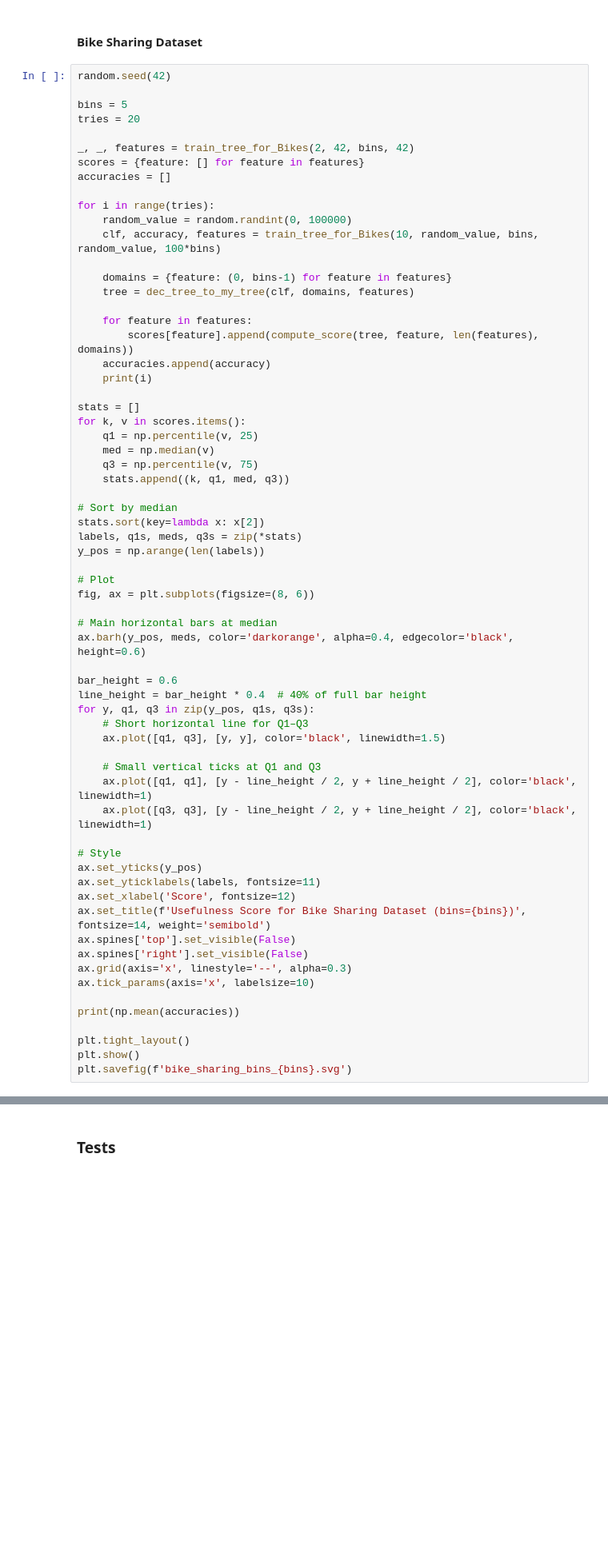
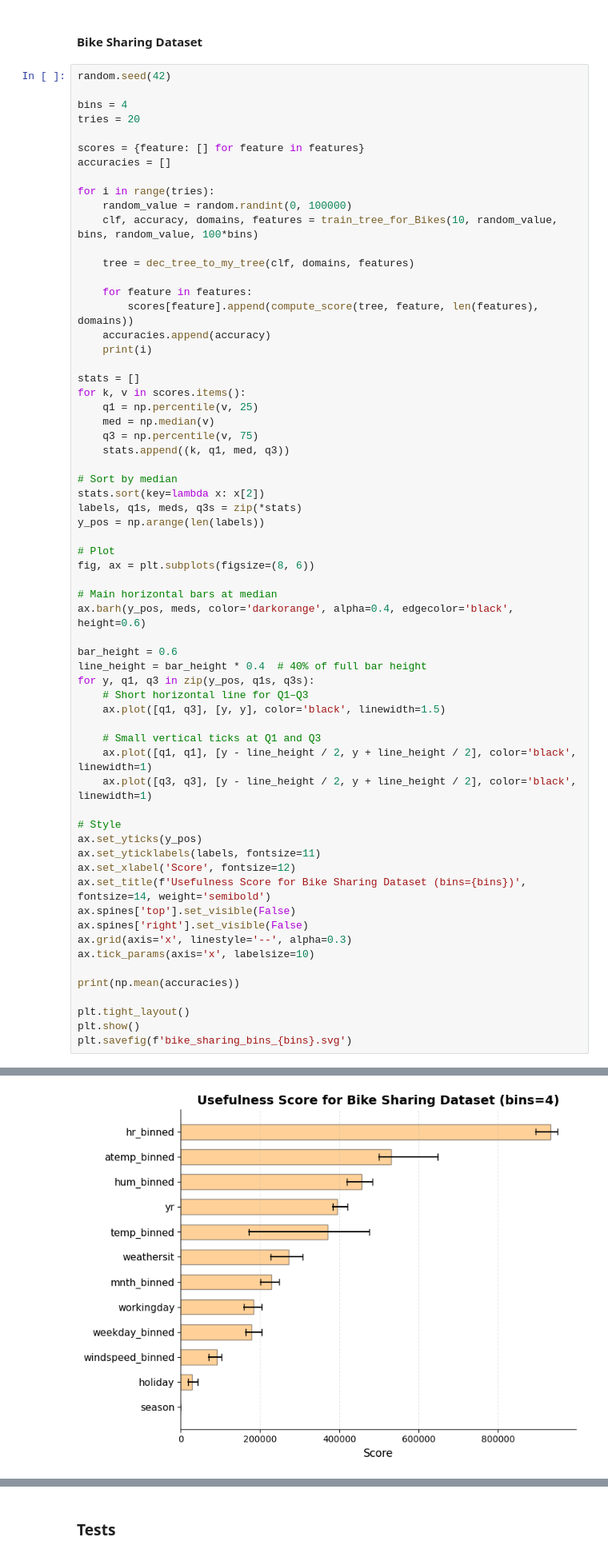
Before and after one commit to Andial66/FeatureUsefulness, a Jupyter notebook: Experiments.ipynb, the cells around one changed output, grey strips where cells are left out. Shown at 80% size. Saved outputs shown, nothing was run; the diff lists cells and outputs as text; blank space fills up the shorter version.

```diff
--- a/Experiments.ipynb
+++ b/Experiments.ipynb
@@ -532,18 +496,16 @@ plt.savefig(f'adult_income_bins_{bins}.svg')
 # %%
 random.seed(42)
 
-bins = 5
+bins = 4
 tries = 20
 
-_, _, features = train_tree_for_Bikes(2, 42, bins, 42)
 scores = {feature: [] for feature in features}
 accuracies = []
 
 for i in range(tries):
     random_value = random.randint(0, 100000)
-    clf, accuracy, features = train_tree_for_Bikes(10, random_value, bins, random_value, 100*bins)
+    clf, accuracy, domains, features = train_tree_for_Bikes(10, random_value, bins, random_value, 100*bins)
 
-    domains = {feature: (0, bins-1) for feature in features}
     tree = dec_tree_to_my_tree(clf, domains, features)
 
     for feature in features:
@@ -598,0 +577 @@ plt.savefig(f'bike_sharing_bins_{bins}.svg')
+[figure, added]
```
Also changed, not shown: parts of 8 cells of this notebook, 8 other files.
